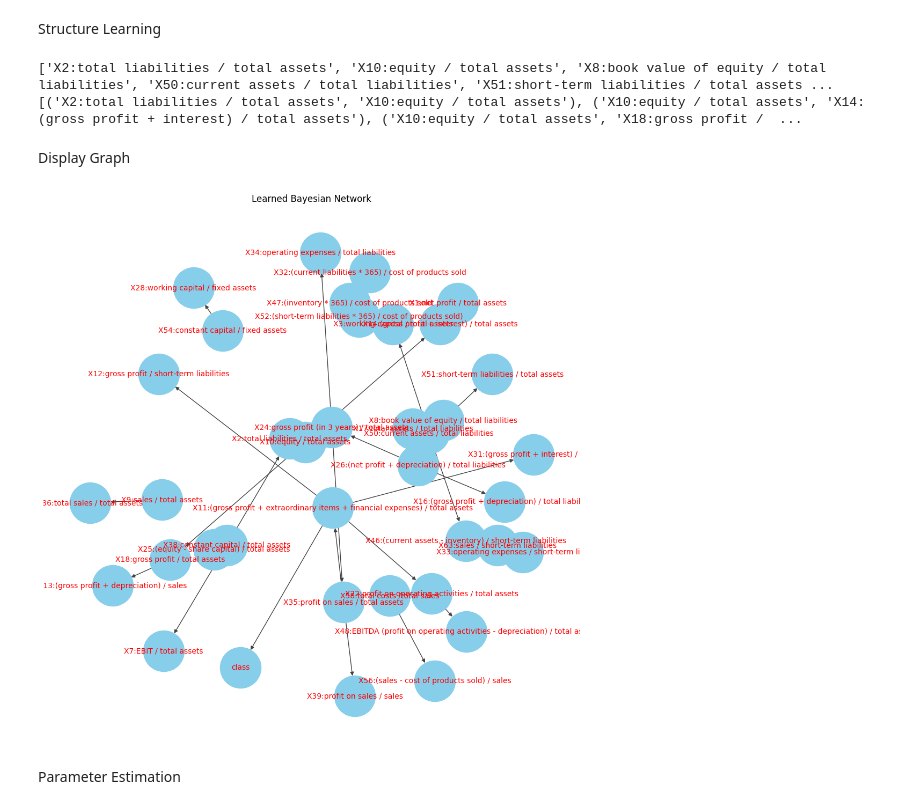
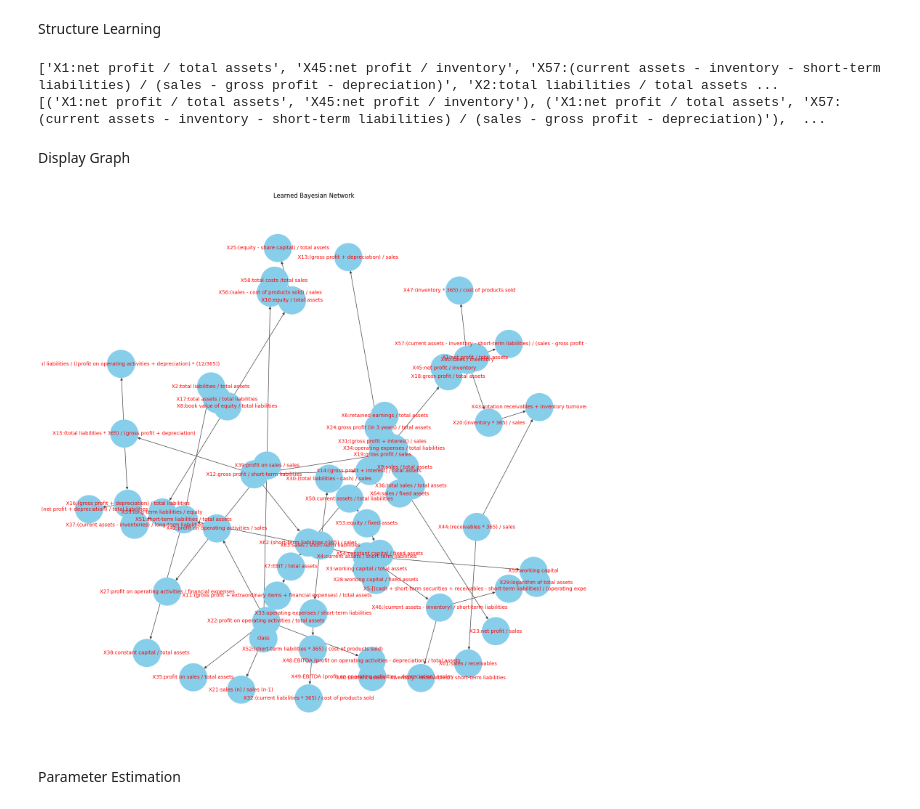
Before and after one commit to Zach-schwark/PGM_Assignment, a Jupyter notebook: Bayesian.ipynb, the cells around one changed output. Drawn from its saved outputs; the diff is of its cells as text; code cells hidden in the pictures.

Commit message:
add: -quatile  bins - scoring functions nd metrics - fixed inference

```diff
--- a/Bayesian.ipynb
+++ b/Bayesian.ipynb
@@ -123,7 +125,7 @@ data
 scaler = preprocessing.StandardScaler()
 data_scaled = scaler.fit_transform(data)
 data_scaled_transposed = data_scaled.transpose()
-#print(data)
+#print(np.shape(data_scaled))
 #print(data_scaled_transposed)
 
 attribute_names = [
@@ -196,7 +198,7 @@ attribute_names = [
 
 attribute_dict = {}
 
-for i in range(len(data_scaled_transposed)):
+for i in range(len(data_scaled_transposed)-1):
     attribute_dict[attribute_names[i]] = data_scaled_transposed[i]
 
 PreprocessedData = pd.DataFrame(attribute_dict)
@@ -312,8 +329,8 @@ Split Data into training and testing
 from math import floor
 
 
-processed_bankrupt = PreprocessedData.loc[PreprocessedData["class"] == '1']
-processed_nonbunkrupt = PreprocessedData.loc[PreprocessedData["class"] == '0']
+processed_bankrupt = discretizedData.loc[discretizedData["class"] == 1]
+processed_nonbunkrupt = discretizedData.loc[discretizedData["class"] == 0]
 #results_bankrupt
 #result_nonbunkrupt
 processed_bankrupt_train = processed_bankrupt[0:(floor(0.75*processed_bankrupt.shape[0]))]
@@ -325,6 +342,16 @@ processed_nonbankrupt_test = processed_nonbunkrupt[(floor(0.75*processed_nonbunk
 training_data = pd.concat([processed_nonbankrupt_train,processed_bankrupt_train])
 training_data
 
-#testing_data = pd.concat([processed_nonbankrupt_test,processed_bankrupt_test])
+testing_data = pd.concat([processed_nonbankrupt_test,processed_bankrupt_test])
+testing_targets = testing_data["class"]
+del testing_data["class"]
 #testing_data
+
+testing_evidence_list= []
+for i in range(len(testing_data)):
+    testing_evidence_dict = {}
+    for z in range(len(testing_data.columns.values.tolist())):
+        testing_evidence_dict[testing_data.columns.values.tolist()[z]] = testing_data[testing_data.columns.values.tolist()[z]].iloc[i]
+    testing_evidence_list.append(testing_evidence_dict)
+testing_evidence_list
 # %% [output]
@@ -358,8 +377,8 @@ def get_f1_score(estimated_model, true_model):
 # %% [markdown]
 Structure Learning
 # %%
-scoring_method = BicScore(data=PreprocessedData)
-est = HillClimbSearch(data=PreprocessedData, use_cache = True)
+scoring_method = BicScore(data=training_data)
+est = HillClimbSearch(data=training_data, use_cache = True)
 estimated_model = est.estimate(
     scoring_method=scoring_method, max_iter=int(1e4)
 )
@@ -368,19 +387,19 @@ print(model.nodes())
 print(model.edges())
 #get_f1_score(estimated_model, model)
 # %% [output]
-['X2:total liabilities / total assets', 'X10:equity / total assets', 'X8:book value of equity / total liabilities', 'X50:current assets / total liabilities', 'X51:short-term liabilities / total assets ...
-[('X2:total liabilities / total assets', 'X10:equity / total assets'), ('X10:equity / total assets', 'X14:(gross profit + interest) / total assets'), ('X10:equity / total assets', 'X18:gross profit /  ...
+['X1:net profit / total assets', 'X45:net profit / inventory', 'X57:(current assets - inventory - short-term liabilities) / (sales - gross profit - depreciation)', 'X2:total liabilities / total assets ...
+[('X1:net profit / total assets', 'X45:net profit / inventory'), ('X1:net profit / total assets', 'X57:(current assets - inventory - short-term liabilities) / (sales - gross profit - depreciation)'),  ...
 # %% [markdown]
 Display Graph
 # %%
 nx_graph = nx.DiGraph(estimated_model.edges())
 pos = nx.spring_layout(nx_graph)
-plt.figure(figsize=(10, 10))
+plt.figure(figsize=(15, 15))
 nx.draw(nx_graph, pos, with_labels=True, node_size=3000, node_color = 'skyblue', edge_color='#424242',font_size=10,font_color='red')
 plt.title('Learned Bayesian Network')
 plt.show()
 # %% [output]
-[figure, old version]
+[figure, new version]
 # %% [markdown]
 Parameter Estimation
 # %%
```
Also changed, not shown: parts of 10 cells of this notebook.
